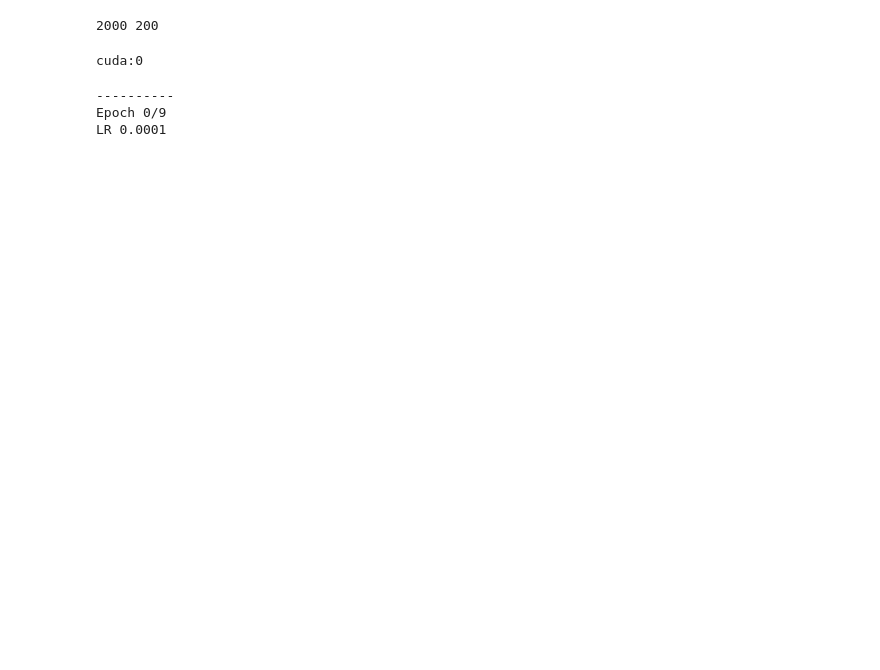
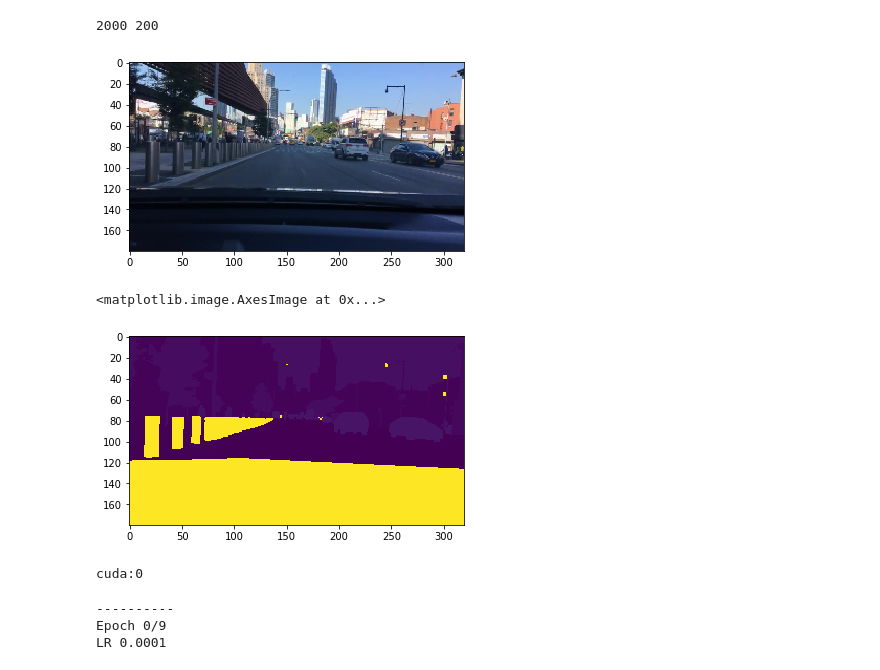
Before and after one commit to csvurt/automotive_dl, a Jupyter notebook: pytorch_unet.ipynb, the cells around one changed output. Drawn from its saved outputs; the diff is of its cells as text; code cells hidden in the pictures; blank space fills up the shorter version.

```diff
--- a/pytorch_unet.ipynb
+++ b/pytorch_unet.ipynb
@@ -26,6 +26,15 @@ train_loader = data.DataLoader(train_dataset, batch_size=16, shuffle=True, num_w
 val_loader = data.DataLoader(val_dataset, batch_size=16, shuffle=False, num_workers=1)
 # %% [output]
 2000 200
+# %%
+inputs, labels, _, _ = next(iter(train_loader))
+plt.imshow(helper.format_network_input_as_image(inputs[0].numpy()))
+plt.show()
+plt.imshow(labels[0])
+# %% [output]
+[figure, added]
+<matplotlib.image.AxesImage at 0x...>
+[figure, added]
 # %%
 from collections import defaultdict
 import torch.nn.functional as F
```
Also changed, not shown: parts of 4 cells of this notebook, 3 other files.
